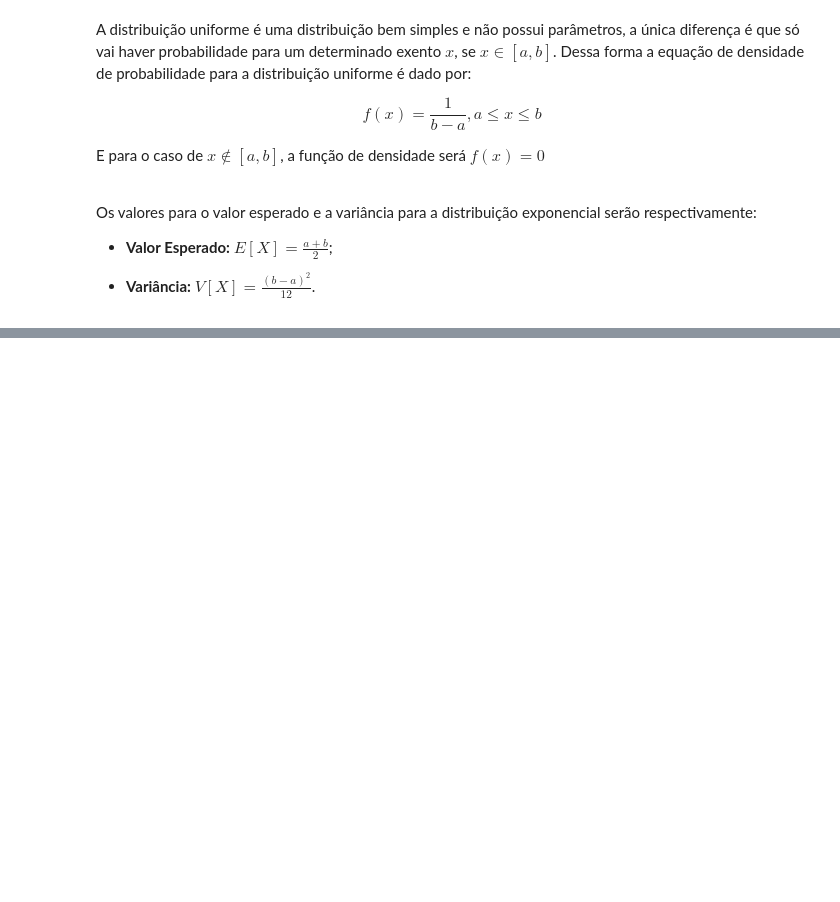
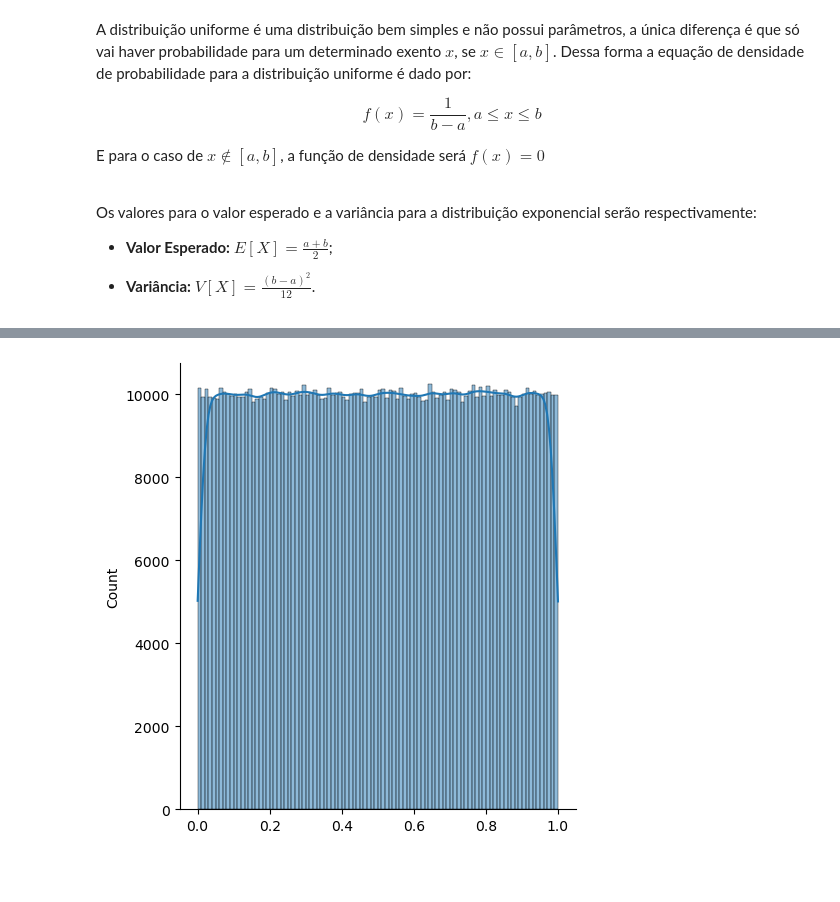
Before and after one commit to karibeam/DS_Americanas_922, a Jupyter notebook: Aula 3 - Distribuições de Probabilidade.ipynb, the cells around one changed output, grey strips where cells are left out. Drawn from its saved outputs; the diff is of its cells as text; code cells hidden in the pictures; blank space fills up the shorter version.

```diff
--- a/Aula 3 - Distribuições de Probabilidade.ipynb
+++ b/Aula 3 - Distribuições de Probabilidade.ipynb
@@ -233,3 +405,13 @@ Os valores para o valor esperado e a variância para a distribuição exponencia
+# %%
+N = 1000000
+
+amostra_uniform = np.random.uniform(0, 1, N)
+
+sns.displot(amostra_uniform, kde=True)
+
+plt.show()
+# %% [output]
+[figure, added]
 # %% [markdown]
 ##
 # %% [markdown]
```
Also changed, not shown: parts of 15 cells of this notebook.
